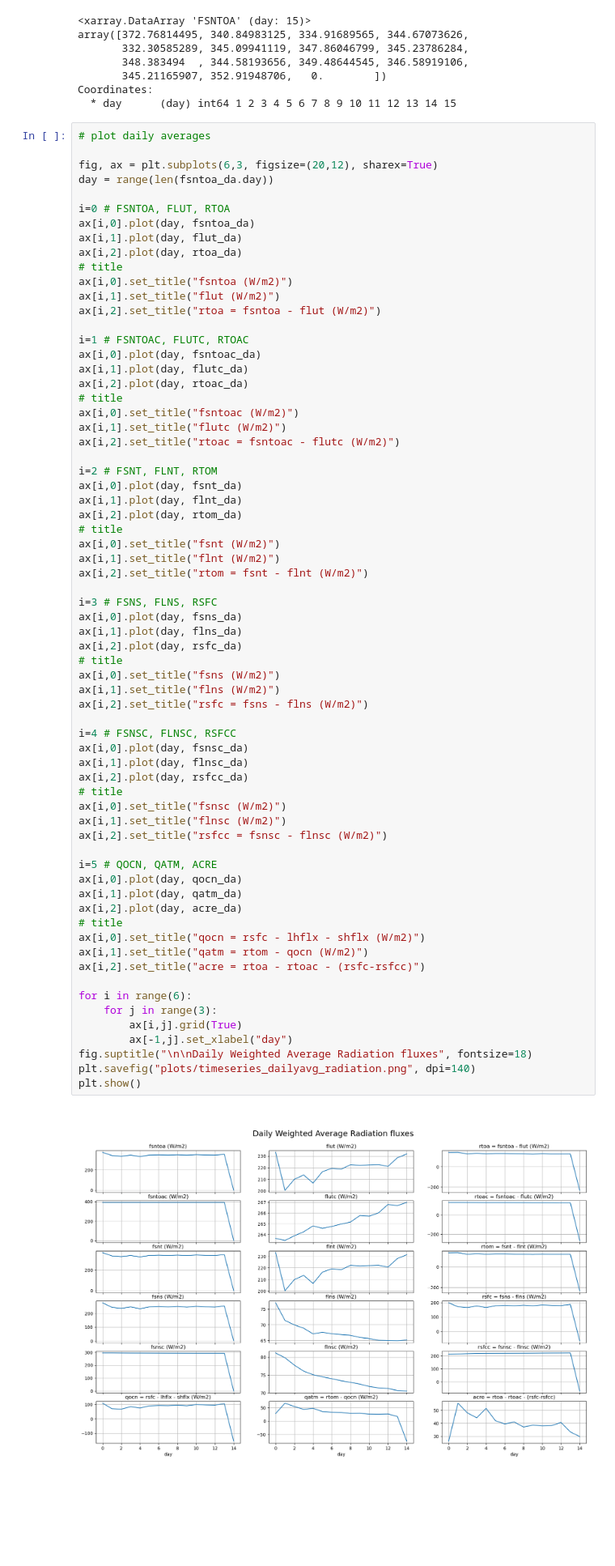
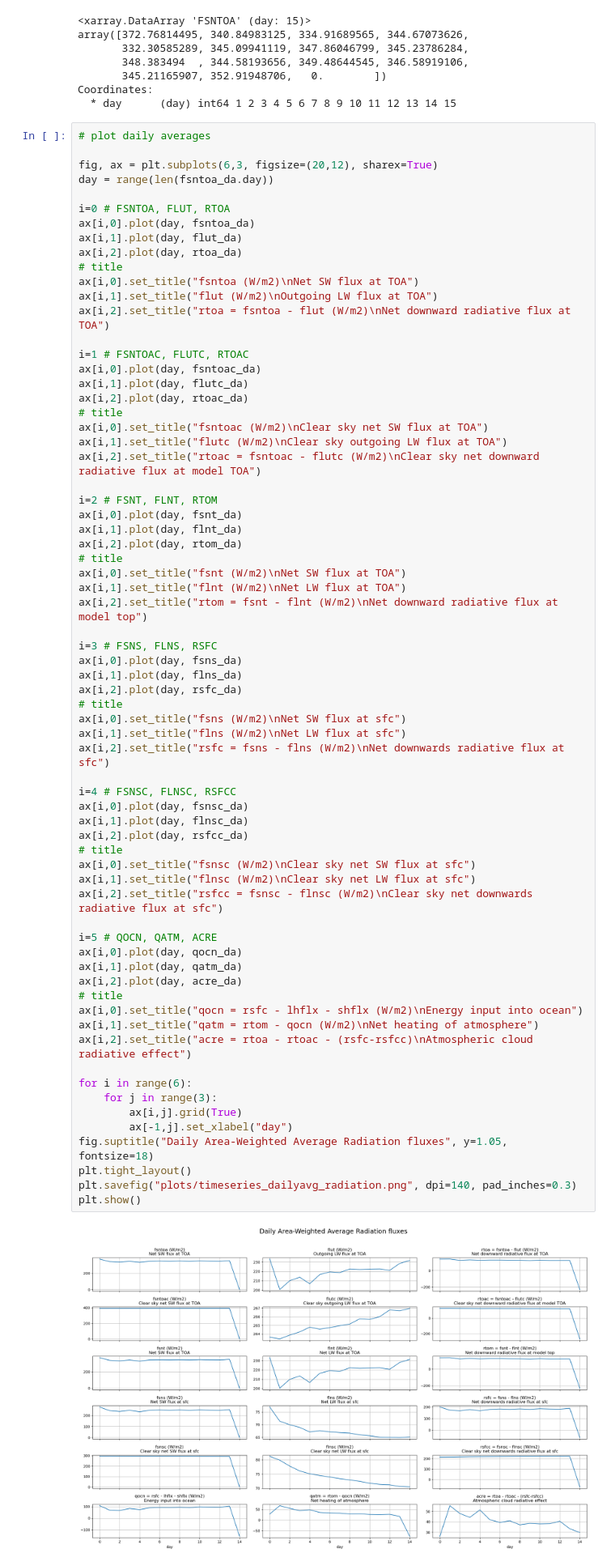
Before and after one commit to smturbev/dp-scream-analysis, a Jupyter notebook: prelim/timeseries.ipynb, the cells around one changed output. Shown at 81% size. Drawn from its saved outputs; the diff is of its cells as text; blank space fills up the shorter version.

Commit message:
update timeseries and compare 0D values from RCEMIP, add gitignore

```diff
--- a/prelim/timeseries.ipynb
+++ b/prelim/timeseries.ipynb
@@ -133,64 +133,65 @@ ax[i,0].plot(day, fsntoa_da)
 ax[i,1].plot(day, flut_da)
 ax[i,2].plot(day, rtoa_da)
 # title
-ax[i,0].set_title("fsntoa (W/m2)")
-ax[i,1].set_title("flut (W/m2)")
-ax[i,2].set_title("rtoa = fsntoa - flut (W/m2)")
+ax[i,0].set_title("fsntoa (W/m2)\nNet SW flux at TOA")
+ax[i,1].set_title("flut (W/m2)\nOutgoing LW flux at TOA")
+ax[i,2].set_title("rtoa = fsntoa - flut (W/m2)\nNet downward radiative flux at TOA")
 
 i=1 # FSNTOAC, FLUTC, RTOAC
 ax[i,0].plot(day, fsntoac_da)
 ax[i,1].plot(day, flutc_da)
 ax[i,2].plot(day, rtoac_da)
 # title
-ax[i,0].set_title("fsntoac (W/m2)")
-ax[i,1].set_title("flutc (W/m2)")
-ax[i,2].set_title("rtoac = fsntoac - flutc (W/m2)")
+ax[i,0].set_title("fsntoac (W/m2)\nClear sky net SW flux at TOA")
+ax[i,1].set_title("flutc (W/m2)\nClear sky outgoing LW flux at TOA")
+ax[i,2].set_title("rtoac = fsntoac - flutc (W/m2)\nClear sky net downward radiative flux at model TOA")
 
 i=2 # FSNT, FLNT, RTOM
 ax[i,0].plot(day, fsnt_da)
 ax[i,1].plot(day, flnt_da)
 ax[i,2].plot(day, rtom_da)
 # title
-ax[i,0].set_title("fsnt (W/m2)")
-ax[i,1].set_title("flnt (W/m2)")
-ax[i,2].set_title("rtom = fsnt - flnt (W/m2)")
+ax[i,0].set_title("fsnt (W/m2)\nNet SW flux at TOA")
+ax[i,1].set_title("flnt (W/m2)\nNet LW flux at TOA")
+ax[i,2].set_title("rtom = fsnt - flnt (W/m2)\nNet downward radiative flux at model top")
 
 i=3 # FSNS, FLNS, RSFC
 ax[i,0].plot(day, fsns_da)
 ax[i,1].plot(day, flns_da)
 ax[i,2].plot(day, rsfc_da)
 # title
-ax[i,0].set_title("fsns (W/m2)")
-ax[i,1].set_title("flns (W/m2)")
-ax[i,2].set_title("rsfc = fsns - flns (W/m2)")
+ax[i,0].set_title("fsns (W/m2)\nNet SW flux at sfc")
+ax[i,1].set_title("flns (W/m2)\nNet LW flux at sfc")
+ax[i,2].set_title("rsfc = fsns - flns (W/m2)\nNet downwards radiative flux at sfc")
 
 i=4 # FSNSC, FLNSC, RSFCC
 ax[i,0].plot(day, fsnsc_da)
 ax[i,1].plot(day, flnsc_da)
 ax[i,2].plot(day, rsfcc_da)
 # title
-ax[i,0].set_title("fsnsc (W/m2)")
-ax[i,1].set_title("flnsc (W/m2)")
-ax[i,2].set_title("rsfcc = fsnsc - flnsc (W/m2)")
+ax[i,0].set_title("fsnsc (W/m2)\nClear sky net SW flux at sfc")
+ax[i,1].set_title("flnsc (W/m2)\nClear sky net LW flux at sfc")
+ax[i,2].set_title("rsfcc = fsnsc - flnsc (W/m2)\nClear sky net downwards radiative flux at sfc")
 
 i=5 # QOCN, QATM, ACRE
 ax[i,0].plot(day, qocn_da)
 ax[i,1].plot(day, qatm_da)
 ax[i,2].plot(day, acre_da)
 # title
-ax[i,0].set_title("qocn = rsfc - lhflx - shflx (W/m2)")
-ax[i,1].set_title("qatm = rtom - qocn (W/m2)")
-ax[i,2].set_title("acre = rtoa - rtoac - (rsfc-rsfcc)")
+ax[i,0].set_title("qocn = rsfc - lhflx - shflx (W/m2)\nEnergy input into ocean")
+ax[i,1].set_title("qatm = rtom - qocn (W/m2)\nNet heating of atmosphere")
+ax[i,2].set_title("acre = rtoa - rtoac - (rsfc-rsfcc)\nAtmospheric cloud radiative effect")
 
 for i in range(6):
     for j in range(3):
         ax[i,j].grid(True)
         ax[-1,j].set_xlabel("day")
-fig.suptitle("\n\nDaily Weighted Average Radiation fluxes", fontsize=18)
-plt.savefig("plots/timeseries_dailyavg_radiation.png", dpi=140)
+fig.suptitle("Daily Area-Weighted Average Radiation fluxes", y=1.05, fontsize=18)
+plt.tight_layout()
+plt.savefig("plots/timeseries_dailyavg_radiation.png", dpi=140, pad_inches=0.3)
 plt.show()
 # %% [output]
-[figure, old version]
+[figure, new version]
 # %% [markdown]
 # Plot timeseries for 3D variables
 # %%
```
Also changed, not shown: parts of 5 cells of this notebook, 4 other files.
